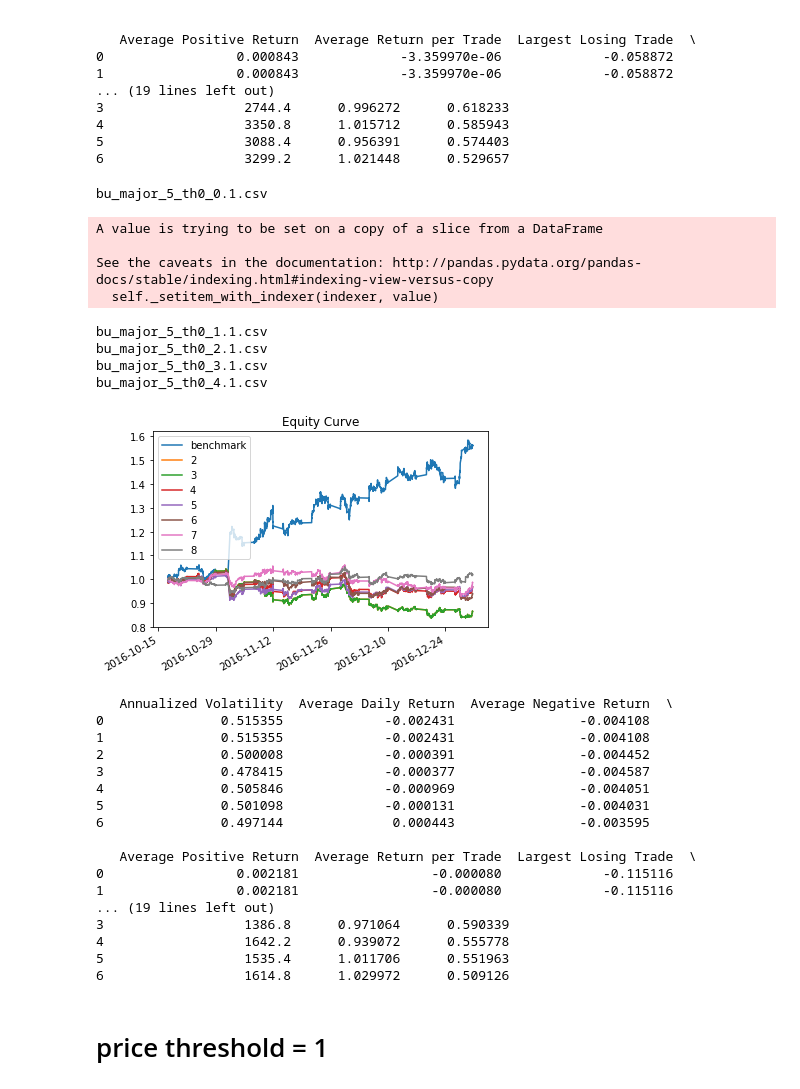
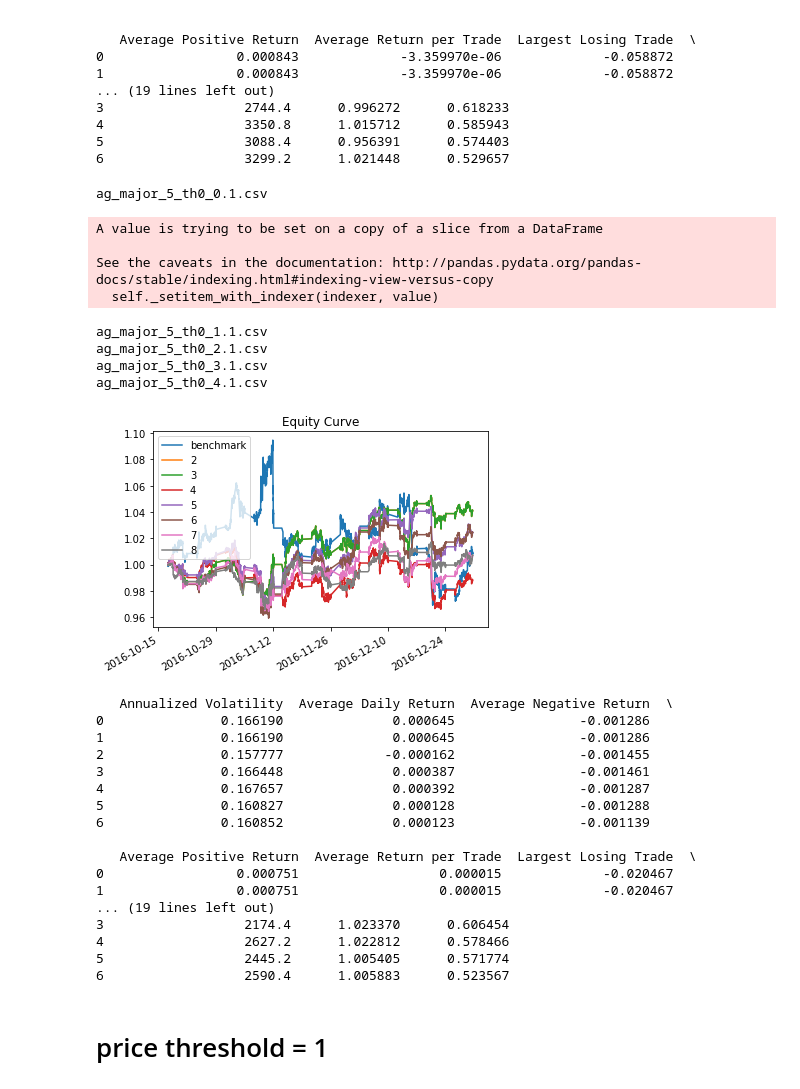
Before and after one commit to dechang227/QishiQR, a Jupyter notebook: Final/AG_MidPrice_MajorContracts.ipynb, the cells around one changed output. Drawn from its saved outputs; the diff is of its cells as text; code cells hidden in the pictures.

```diff
--- a/Final/AG_MidPrice_MajorContracts.ipynb
+++ b/Final/AG_MidPrice_MajorContracts.ipynb
@@ -58,6 +58,7 @@ for contract in ['1606', '1612']:
     ag_probability_table[contract].to_csv(r'../Strategy/ag_'+ contract + '_major_strategy_' + str(freq) + '_th' + str(px_th) + '.csv', index=False)
 # %%
 #ag
+px_th=0
 filepath = "../Strategy"
 #fig = plt.figure()
 slm = pd.DataFrame()
@@ -117,37 +118,37 @@ ag_major_5_th0_4.1.csv
 # %%
 slm_th = SLM(slm, 0, th_type=0).run()
 
-lm_validation = LmValidation(slm_th, start='2016-10-16',end='2016-12-31', symbol='bu_major_'+str(freq)+'_'+'th'+str(px_th), data_dir=r'../Output',
+lm_validation = LmValidation(slm_th, start='2016-10-16',end='2016-12-31', symbol='ag_major_'+str(freq)+'_'+'th'+str(px_th), data_dir=r'../Output',
                                  valid_dir=r'../Validation', max_order=7, offsets_average=True, n_offsets=5, price='MidPrice', px_th=px_th)
 lm_validation.run()
 # %% [output]
-bu_major_5_th0_0.1.csv
+ag_major_5_th0_0.1.csv
 A value is trying to be set on a copy of a slice from a DataFrame
 
 See the caveats in the documentation: http://pandas.pydata.org/pandas-docs/stable/indexing.html#indexing-view-versus-copy
   self._setitem_with_indexer(indexer, value)
-bu_major_5_th0_1.1.csv
-bu_major_5_th0_2.1.csv
-bu_major_5_th0_3.1.csv
-bu_major_5_th0_4.1.csv
+ag_major_5_th0_1.1.csv
+ag_major_5_th0_2.1.csv
+ag_major_5_th0_3.1.csv
+ag_major_5_th0_4.1.csv
-[figure, old version]
+[figure, new version]
    Annualized Volatility  Average Daily Return  Average Negative Return  \
-0               0.515355             -0.002431                -0.004108
-1               0.515355             -0.002431                -0.004108
-2               0.500008             -0.000391                -0.004452
-3               0.478415             -0.000377                -0.004587
-4               0.505846             -0.000969                -0.004051
-5               0.501098             -0.000131                -0.004031
-6               0.497144              0.000443                -0.003595
+0               0.166190              0.000645                -0.001286
+1               0.166190              0.000645                -0.001286
+2               0.157777             -0.000162                -0.001455
+3               0.166448              0.000387                -0.001461
+4               0.167657              0.000392                -0.001287
+5               0.160827              0.000128                -0.001288
+6               0.160852              0.000123                -0.001139
 
    Average Positive Return  Average Return per Trade  Largest Losing Trade  \
-0                 0.002181                 -0.000080             -0.115116
-1                 0.002181                 -0.000080             -0.115116
+0                 0.000751                  0.000015             -0.020467
+1                 0.000751                  0.000015             -0.020467
 ... (19 lines left out)
-3                  1386.8      0.971064      0.590339
-4                  1642.2      0.939072      0.555778
-5                  1535.4      1.011706      0.551963
-6                  1614.8      1.029972      0.509126
+3                  2174.4      1.023370      0.606454
+4                  2627.2      1.022812      0.578466
+5                  2445.2      1.005405      0.571774
+6                  2590.4      1.005883      0.523567
 # %% [markdown]
 # price threshold = 1
 # %%
```
Also changed, not shown: parts of 1 cell of this notebook, 1 other file.
